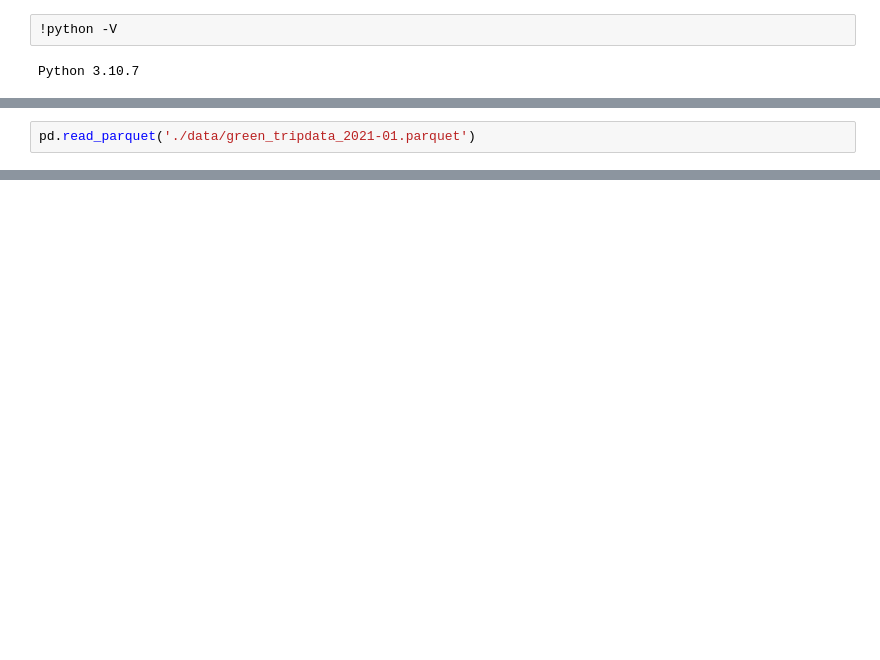
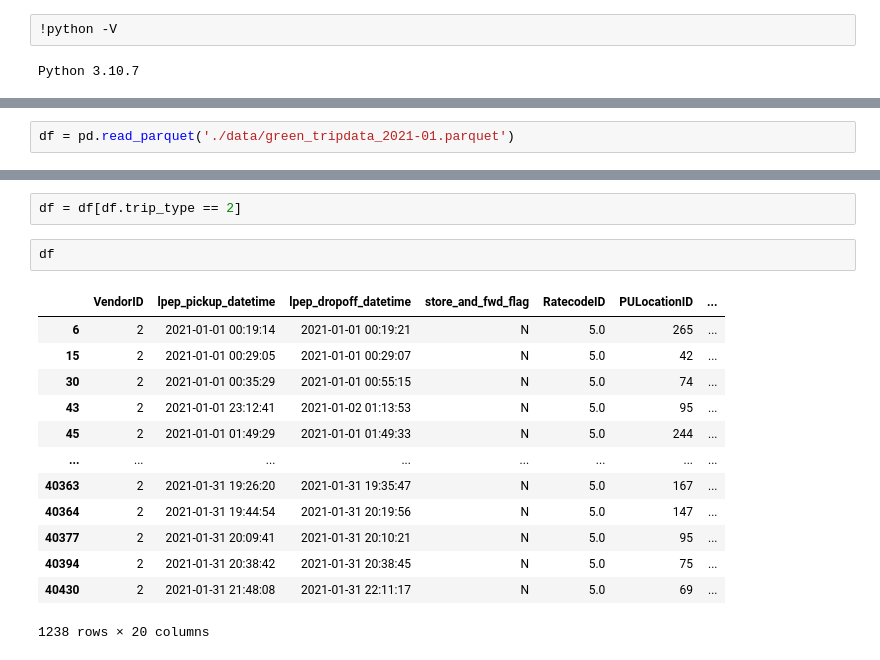
Before and after one commit to ptirth28/mlops-zoomcamp, a Jupyter notebook: 01-intro/duration-prediction.ipynb, the cells around one changed output, grey strips where cells are left out. Cells and saved outputs as stored; diff of their text form; blank space fills up the shorter version.

```diff
--- a/01-intro/duration-prediction.ipynb
+++ b/01-intro/duration-prediction.ipynb
@@ -7,2 +15,2 @@ import pandas as pd
 # %%
-pd.read_parquet('./data/green_tripdata_2021-01.parquet')
+df = pd.read_parquet('./data/green_tripdata_2021-01.parquet')
@@ -22,0 +33,18 @@ pd.read_parquet('./data/green_tripdata_2021-01.parquet')
+# %%
+df = df[df.trip_type == 2]
+# %%
+df
+# %% [output]
+|  | VendorID | lpep_pickup_datetime | lpep_dropoff_datetime | store_and_fwd_flag | RatecodeID | PULocationID | ... |
+| 6 | 2 | 2021-01-01 00:19:14 | 2021-01-01 00:19:21 | N | 5.0 | 265 | ... |
+| 15 | 2 | 2021-01-01 00:29:05 | 2021-01-01 00:29:07 | N | 5.0 | 42 | ... |
+| 30 | 2 | 2021-01-01 00:35:29 | 2021-01-01 00:55:15 | N | 5.0 | 74 | ... |
+| 43 | 2 | 2021-01-01 23:12:41 | 2021-01-02 01:13:53 | N | 5.0 | 95 | ... |
+| 45 | 2 | 2021-01-01 01:49:29 | 2021-01-01 01:49:33 | N | 5.0 | 244 | ... |
+| ... | ... | ... | ... | ... | ... | ... | ... |
+| 40363 | 2 | 2021-01-31 19:26:20 | 2021-01-31 19:35:47 | N | 5.0 | 167 | ... |
+| 40364 | 2 | 2021-01-31 19:44:54 | 2021-01-31 20:19:56 | N | 5.0 | 147 | ... |
+| 40377 | 2 | 2021-01-31 20:09:41 | 2021-01-31 20:10:21 | N | 5.0 | 95 | ... |
+| 40394 | 2 | 2021-01-31 20:38:42 | 2021-01-31 20:38:45 | N | 5.0 | 75 | ... |
+| 40430 | 2 | 2021-01-31 21:48:08 | 2021-01-31 22:11:17 | N | 5.0 | 69 | ... |
+1238 rows × 20 columns
```
Also changed, not shown: parts of 27 cells of this notebook, 1 other file.
